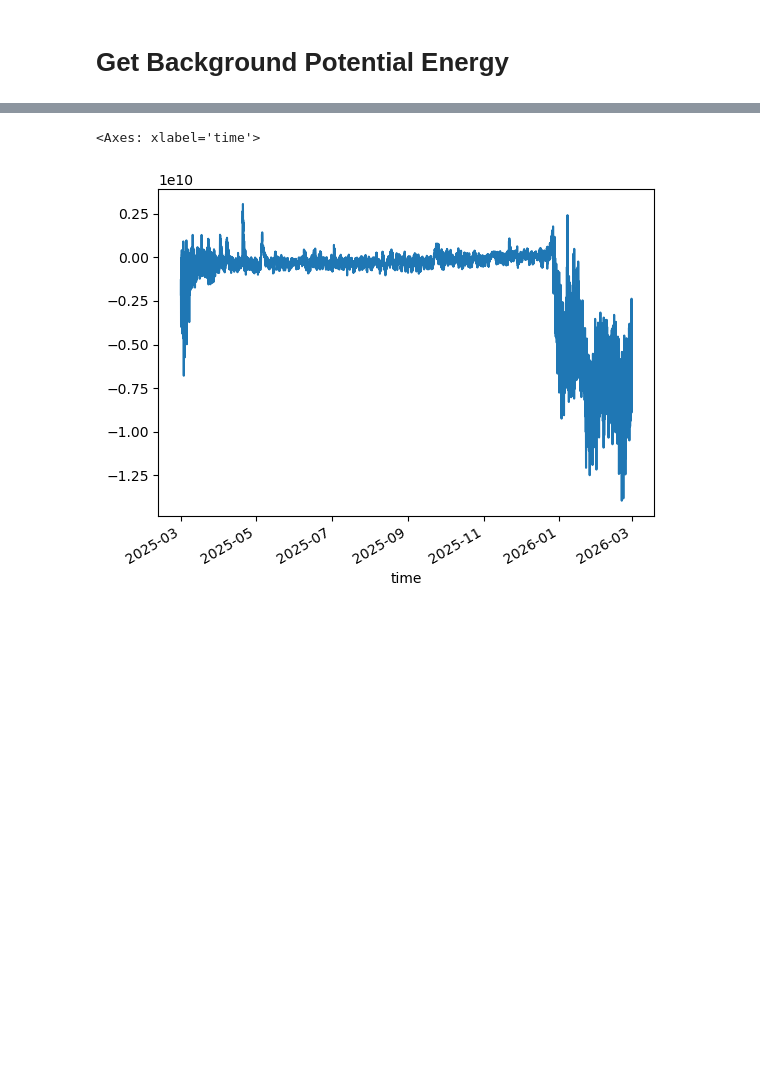
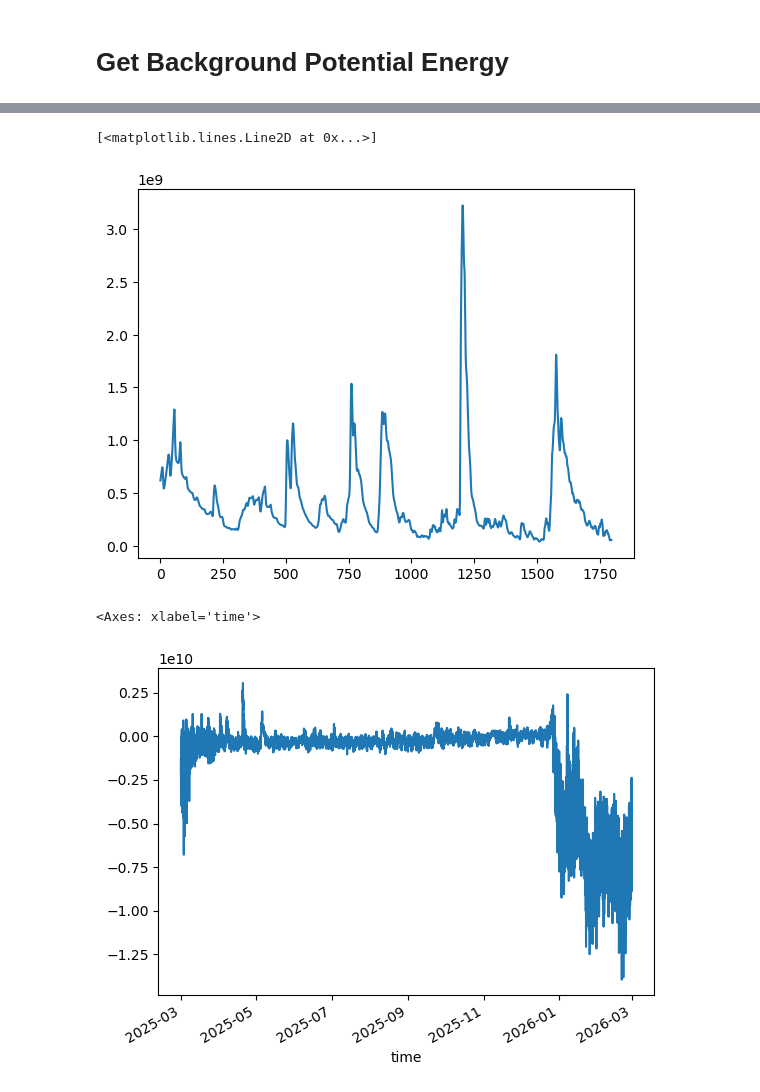
Before and after one commit to leroquan/horizontal_structure_analysis, a Jupyter notebook: seiches/PE/APE_from_winters1995.ipynb, the cells around one changed output, grey strips where cells are left out. Cells and saved outputs as stored; diff of their text form; code cells hidden in the pictures; blank space fills up the shorter version.

```diff
--- a/seiches/PE/APE_from_winters1995.ipynb
+++ b/seiches/PE/APE_from_winters1995.ipynb
@@ -162,3 +258,8 @@ for i in range(len(ds.time)):
+# %%
+plt.plot(Ea_all)
+# %% [output]
+[<matplotlib.lines.Line2D at 0x...>]
+[figure, added]
 # %%
 if isinstance(df_Epot, pd.Series):
     df_Epot = df_Epot.to_frame(name="Epot_tot")
```
Also changed, not shown: parts of 20 cells of this notebook, 2 other files.
